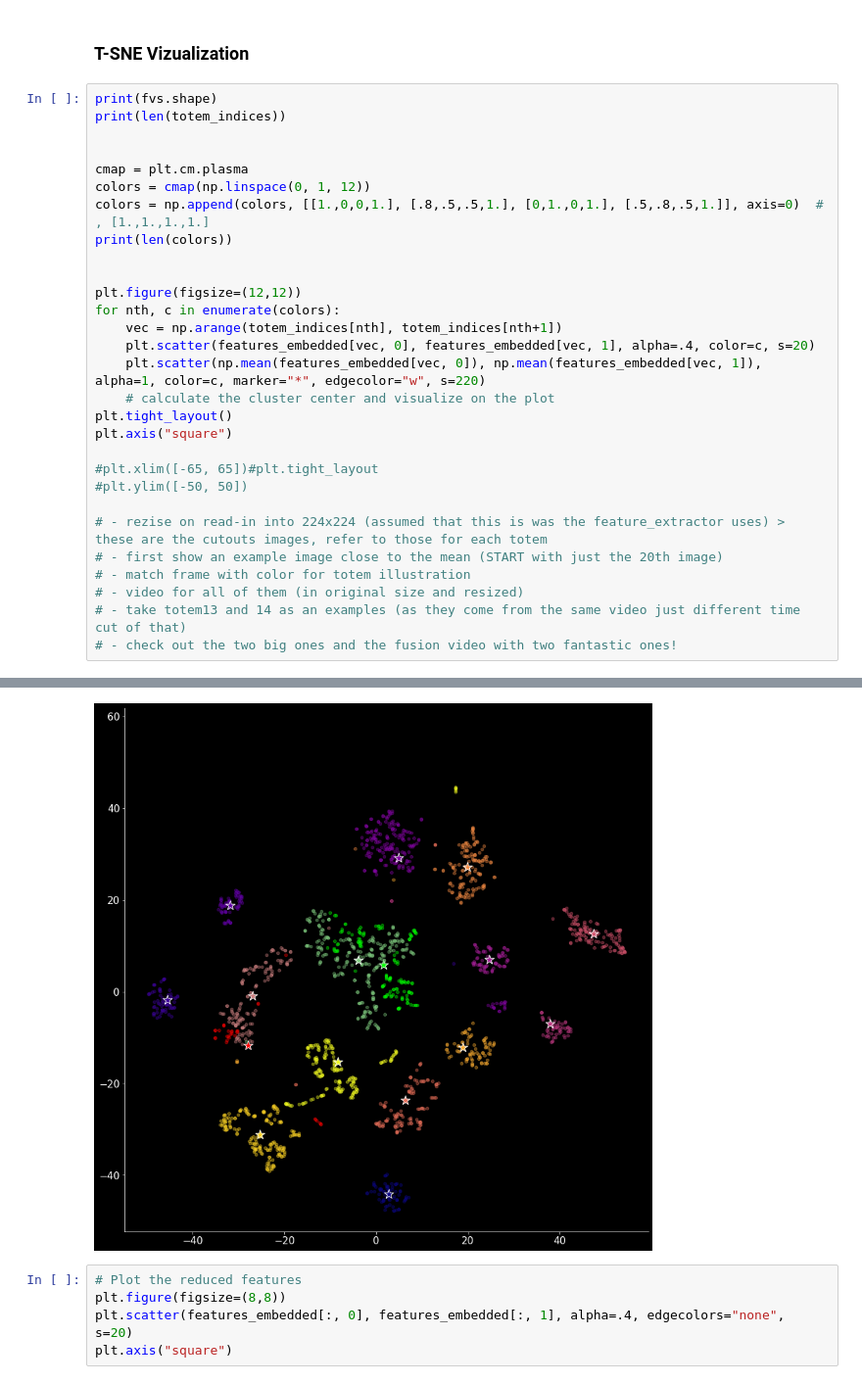
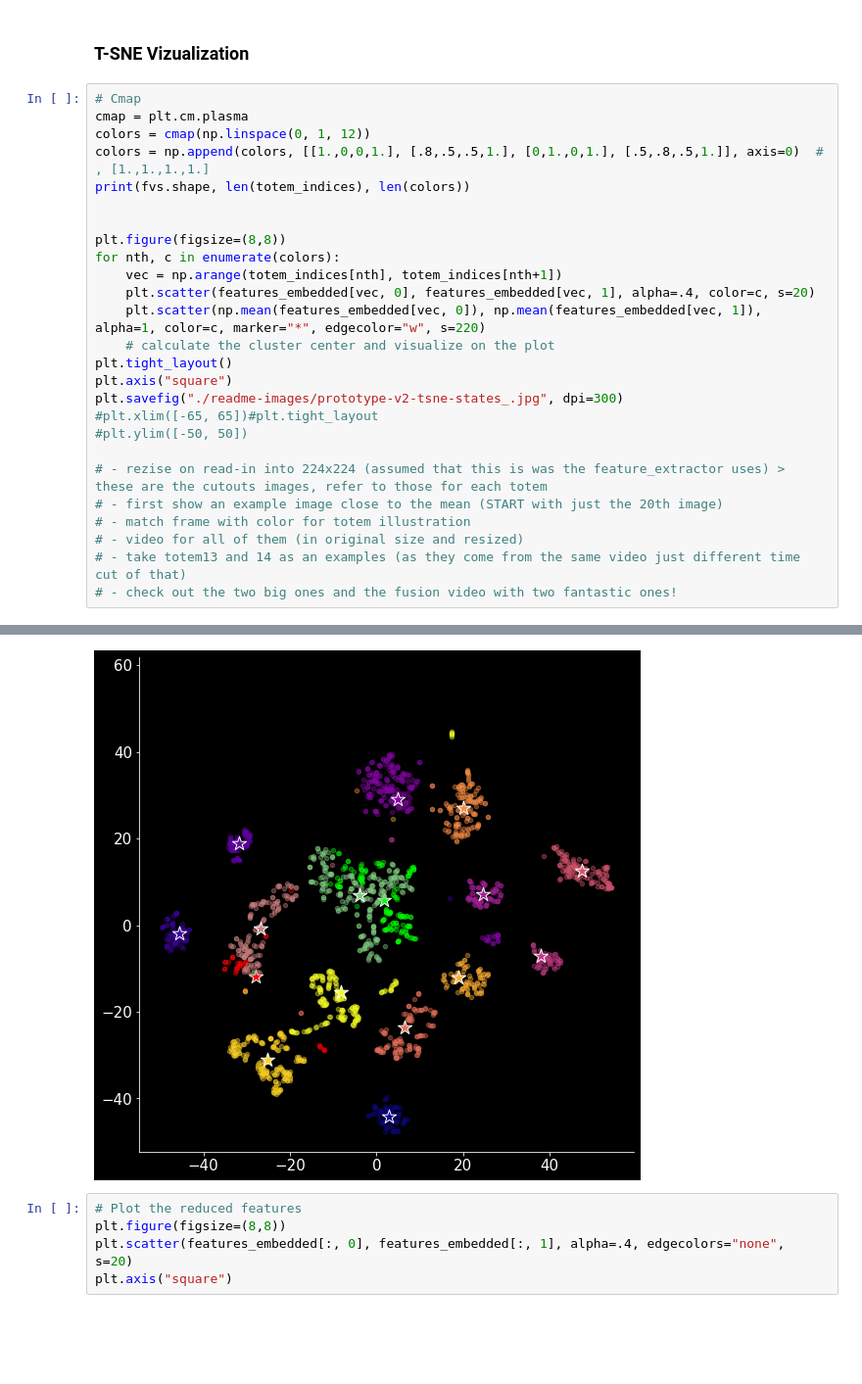
Before and after one commit to mikehemberger/totems, a Jupyter notebook: video-ETL.ipynb, the cells around one changed output, grey strips where cells are left out. Shown at 98% size. Saved outputs shown, nothing was run; the diff lists cells and outputs as text; blank space fills up the shorter version.

```diff
--- a/video-ETL.ipynb
+++ b/video-ETL.ipynb
@@ -415,17 +414,14 @@ plt.axis("square")
 # %% [markdown]
 ### T-SNE Vizualization
 # %%
-print(fvs.shape)
-print(len(totem_indices))
-
-
+# Cmap
 cmap = plt.cm.plasma
 colors = cmap(np.linspace(0, 1, 12))
 colors = np.append(colors, [[1.,0,0,1.], [.8,.5,.5,1.], [0,1.,0,1.], [.5,.8,.5,1.]], axis=0)  # , [1.,1.,1.,1.]
-print(len(colors))
+print(fvs.shape, len(totem_indices), len(colors))
 
 
-plt.figure(figsize=(12,12))
+plt.figure(figsize=(8,8))
 for nth, c in enumerate(colors):
     vec = np.arange(totem_indices[nth], totem_indices[nth+1])
     plt.scatter(features_embedded[vec, 0], features_embedded[vec, 1], alpha=.4, color=c, s=20)
@@ -433,7 +429,7 @@ for nth, c in enumerate(colors):
     # calculate the cluster center and visualize on the plot
 plt.tight_layout()
 plt.axis("square")
-
+plt.savefig("./readme-images/prototype-v2-tsne-states_.jpg", dpi=300)
 #plt.xlim([-65, 65])#plt.tight_layout
 #plt.ylim([-50, 50])
 
@@ -451,4 +444,4 @@ plt.axis("square")
-[figure, old version]
+[figure, new version]
 # %%
 # Plot the reduced features
 plt.figure(figsize=(8,8))
```
Also changed, not shown: parts of 7 cells of this notebook, 5 other files.
